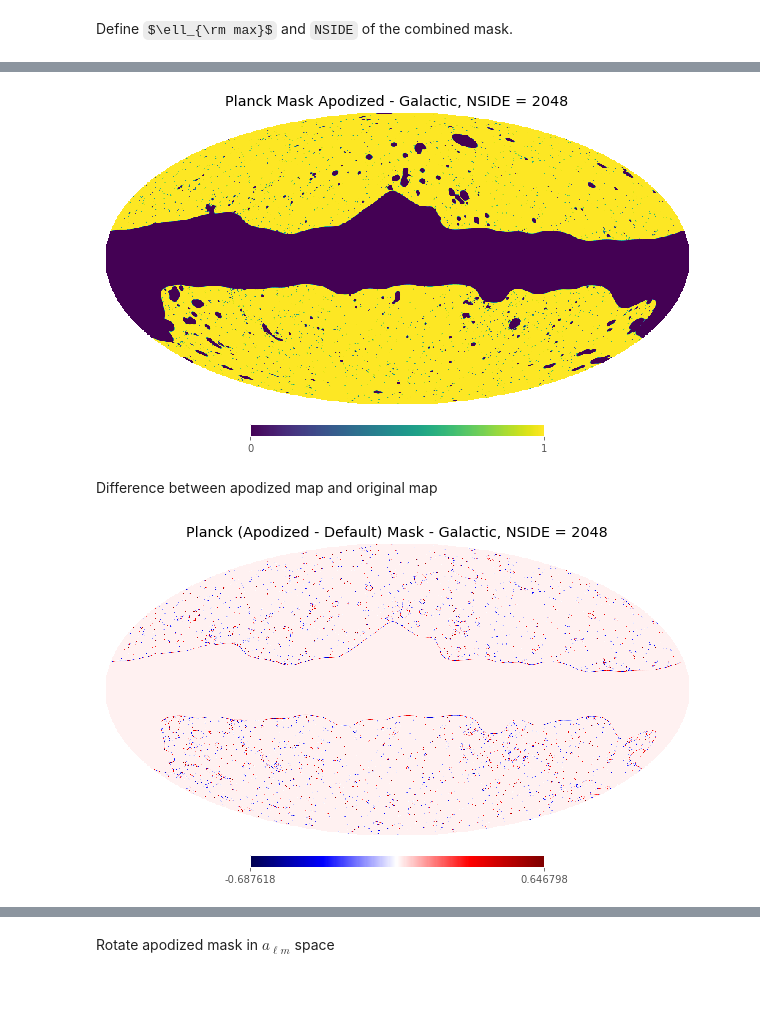
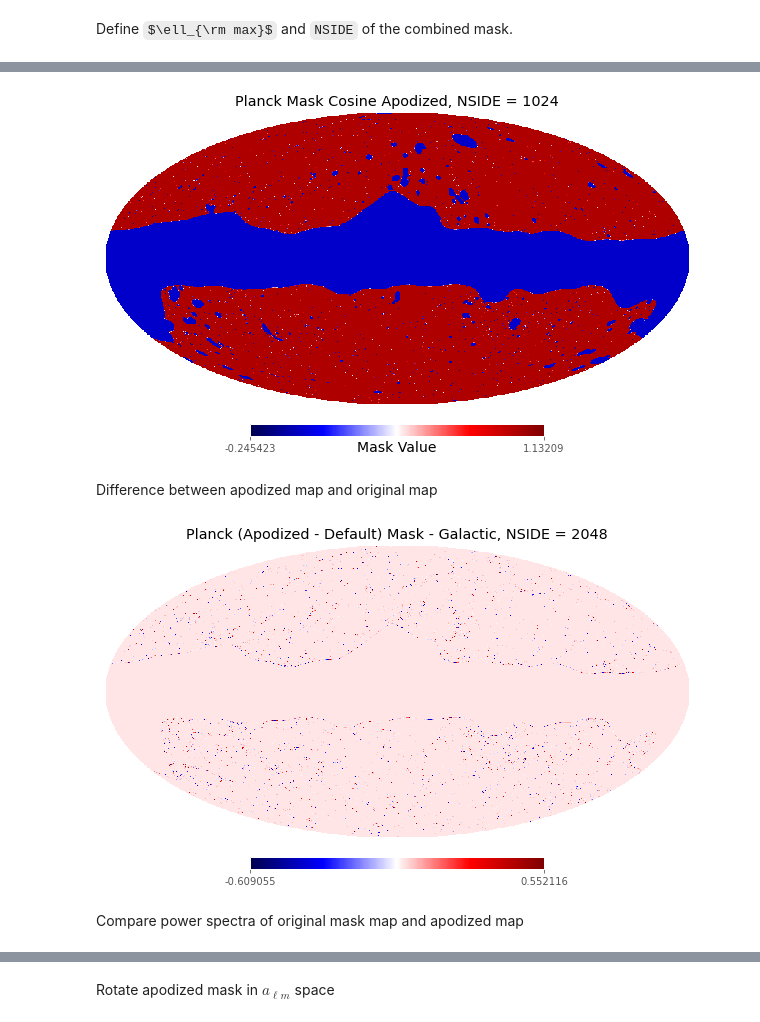
Before and after one commit to tanveerkarim/desi-lensing-cc, a Jupyter notebook: notebooks/common-mask.ipynb, the cells around one changed output, grey strips where cells are left out. Cells and saved outputs as stored; diff of their text form; code cells hidden in the pictures; some formulas as TeX source; blank space fills up the shorter version.

```diff
--- a/notebooks/common-mask.ipynb
+++ b/notebooks/common-mask.ipynb
@@ -27,0 +38,15 @@ planck_mask_gal_apodized = np.clip(a = hp.smoothing(planck_mask_gal, fwhm=np.rad
+# %%
+#define and visualize apodization function
+
+def blcos(ell_array, ell_min = 1000, ell_max = LMAX_OUT):
+    blcos_array = np.zeros(ell_array.shape)
+    blcos_array[ell_array <= ell_min] = 1.
+    blcos_array[(ell_array > ell_min) & (ell_array < ell_max)] = \
+    np.cos(np.pi/2 * (ell_array[(ell_array > ell_min) & (ell_array < ell_max)] - ell_min)/(ell_max - ell_min))
+
+    return blcos_array
+
+blcos_array = blcos(np.arange(0, LMAX_OUT))
+plt.plot(blcos_array)
+plt.xlabel(r'$\ell$', fontsize = 20)
+plt.ylabel(r'$b_{\ell}$', fontsize = 20)
@@ -28,11 +56,24 @@ planck_mask_gal_apodized = np.clip(a = hp.smoothing(planck_mask_gal, fwhm=np.rad
+# %%
+#calculate planck a_lms
+planck_mask_gal_alms = hp.map2alm(planck_mask_gal, lmax=LMAX_OUT, pol=False)
+
+#multiply a_lms with apodizing function
+planck_mask_gal_alms_apodized = hp.almxfl(planck_mask_gal_alms, blcos_array)
+planck_mask_gal_apodized = hp.alm2map(planck_mask_gal_alms_apodized, nside = 2048) #Planck native resolution
+
+#min-max normalization ##IS THIS ESSENTIAL?
+#planck_mask_gal_apodized_norm = (planck_mask_gal_apodized - planck_mask_gal_apodized.min())/\
+#(planck_mask_gal_apodized.max() - planck_mask_gal_apodized.min())
 # %%
-hp.mollview(planck_mask_gal_apodized, title = "Planck Mask Apodized - Galactic, NSIDE = 2048")
+#visualize normalized map
+hp.mollview(planck_mask_gal_apodized, title='Planck Mask Cosine Apodized, NSIDE = 1024',
+            unit='Mask Value', cmap = 'seismic')
 # %% [output]
-[figure, old version]
+[figure, new version]
 # %% [markdown]
 Difference between apodized map and original map
 # %%
 hp.mollview(planck_mask_gal_apodized - planck_mask_gal, cmap = 'seismic',
             title = "Planck (Apodized - Default) Mask - Galactic, NSIDE = 2048")
 # %% [output]
-[figure, old version]
+[figure, new version]
@@ -41,0 +80,2 @@ cl_gal_apodized = hp.anafast(planck_mask_gal_apodized, pol = False)
+# %% [markdown]
+Compare power spectra of original mask map and apodized map
```
Also changed, not shown: parts of 125 cells of this notebook.
